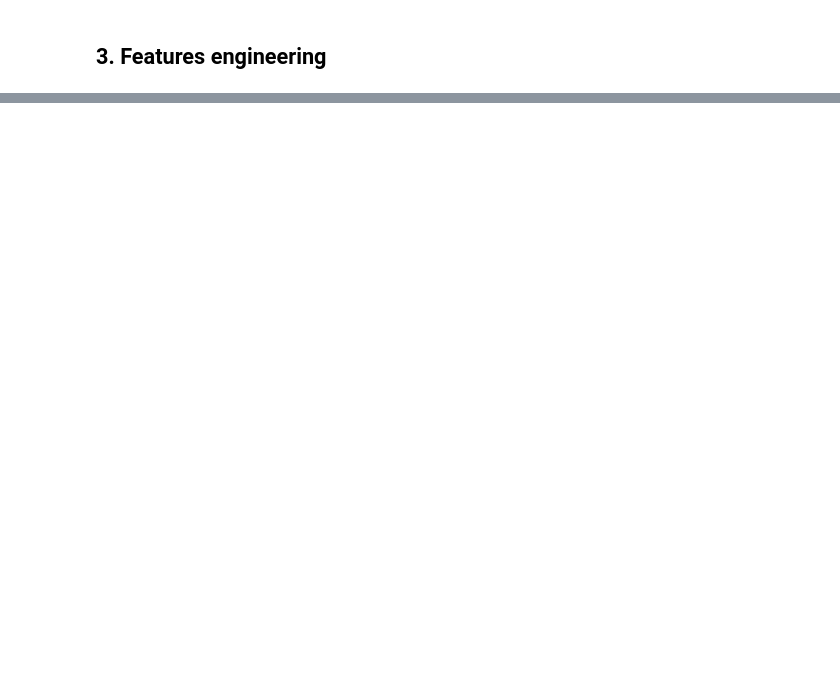
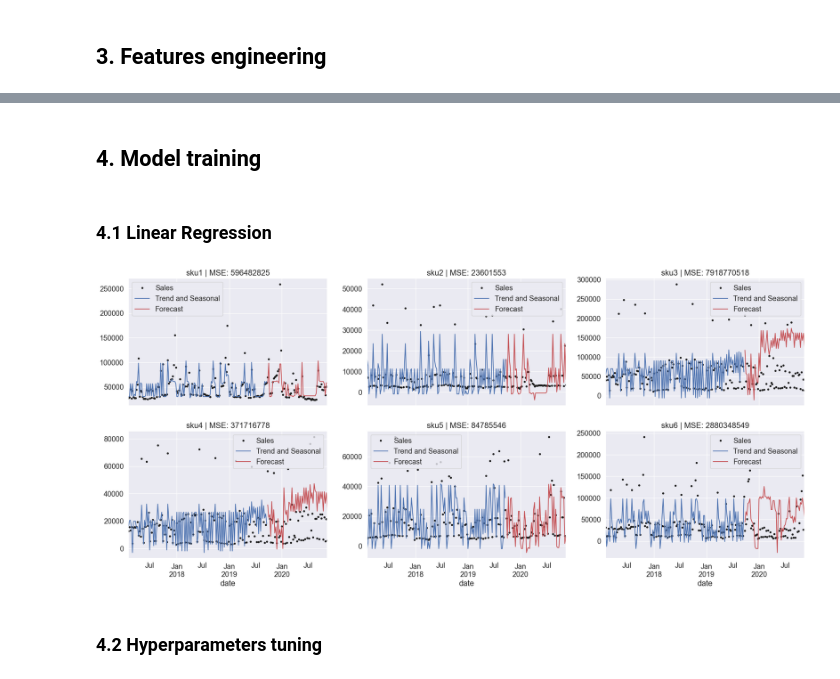
Before and after one commit to keithonpy/bev_retail_forecasting, a Jupyter notebook: retail_forecasting.ipynb, the cells around one changed output, grey strips where cells are left out. Cells and saved outputs as stored; diff of their text form; code cells hidden in the pictures; blank space fills up the shorter version.

```diff
--- a/retail_forecasting.ipynb
+++ b/retail_forecasting.ipynb
@@ -536,0 +507,52 @@ _ = plot_pacf(sku4.Sales, lags=12)
+# %% [markdown]
+## 4. Model training
+# %% [markdown]
+### 4.1 Linear Regression
+# %%
+modified_train = {}
+modified_val = {}
+
+for key, train_sku in X_train_skus.items():
+    val_sku = X_val_skus[key]
+    modified_train[key], modified_val[key] = add_trend_n_season(train_sku, val_sku, 0)
+# %%
+def plot_forcast(key, y, X_train, y_train, X_val, y_val, ax=None):
+    from sklearn.metrics import mean_squared_error
+
+    model = LinearRegression(fit_intercept=False)
+    _ = model.fit(X_train, y_train)
+    y_pred = pd.Series(model.predict(X_train), index=y_train.index)
+    y_fore = pd.Series(model.predict(X_val), index=y_val.index)
+    if ax is None:
+        _, ax = plt.subplots()
+
+    error = mean_squared_error(y_val, y_fore)
+    title = f"{key} | MSE: {round(error)}"
+
+    ax = y.plot(color='k', style='.',title= title, ax= ax, label = 'Sales')
+    ax = y_pred.plot(color='b', ax= ax, label= 'Trend and Seasonal')
+    ax = y_fore.plot(label="Forecast", ax = ax, color = 'r')
+
+    _ = ax.legend()
+
+
+
+    return ax
+# %%
+fig, ax = plt.subplots(2,3 , figsize=(24,10), sharex = True)
+
+for i, (key, X_train_sku) in enumerate(modified_train.items()):
+
+    X_val_sku = modified_val[key]
+    y_train_sku = y_train_skus[key]
+    y_val_sku = y_val_skus[key]
+    plot_forcast(key, skus[key].Sales,
+                 X_train_sku,
+                y_train_sku,
+                X_val_sku,
+                y_val_sku,
+                ax = ax[i // 3][i % 3])
+# %% [output]
+[figure, added]
+# %% [markdown]
+### 4.2 Hyperparameters tuning
```
Also changed, not shown: parts of 60 cells of this notebook.
